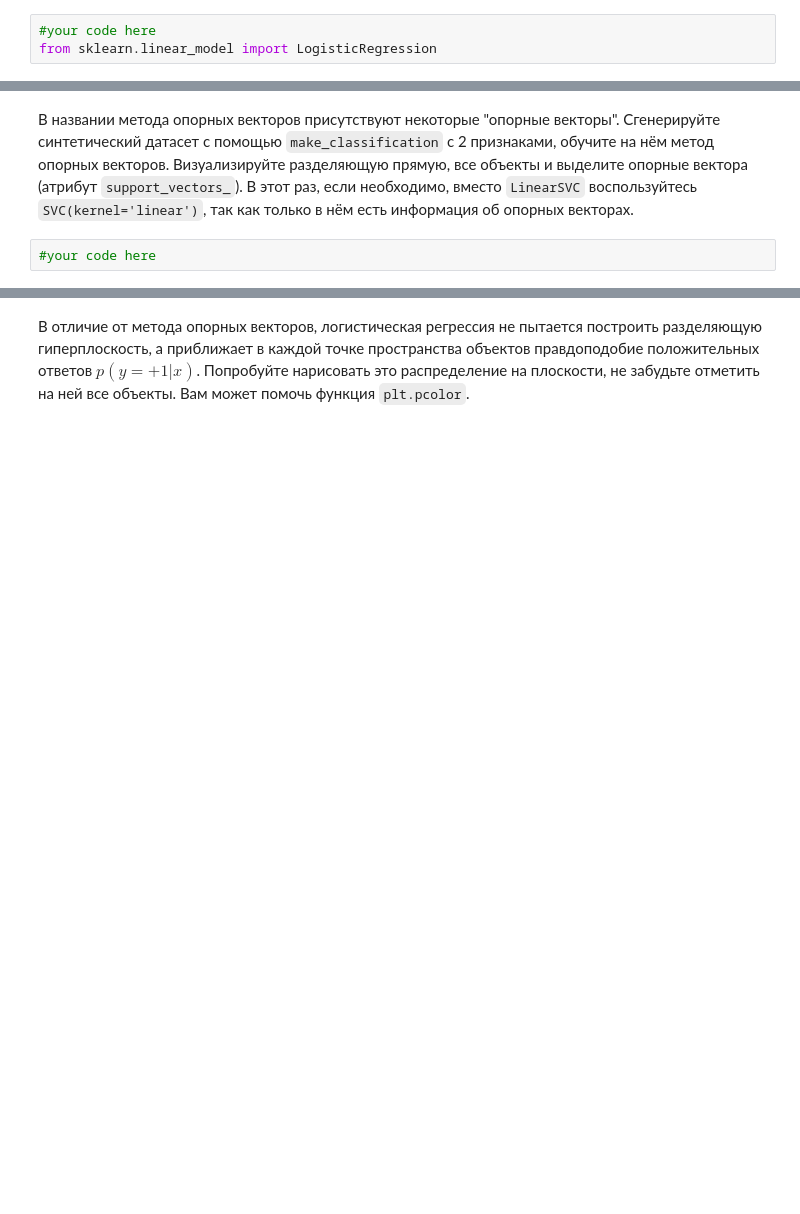
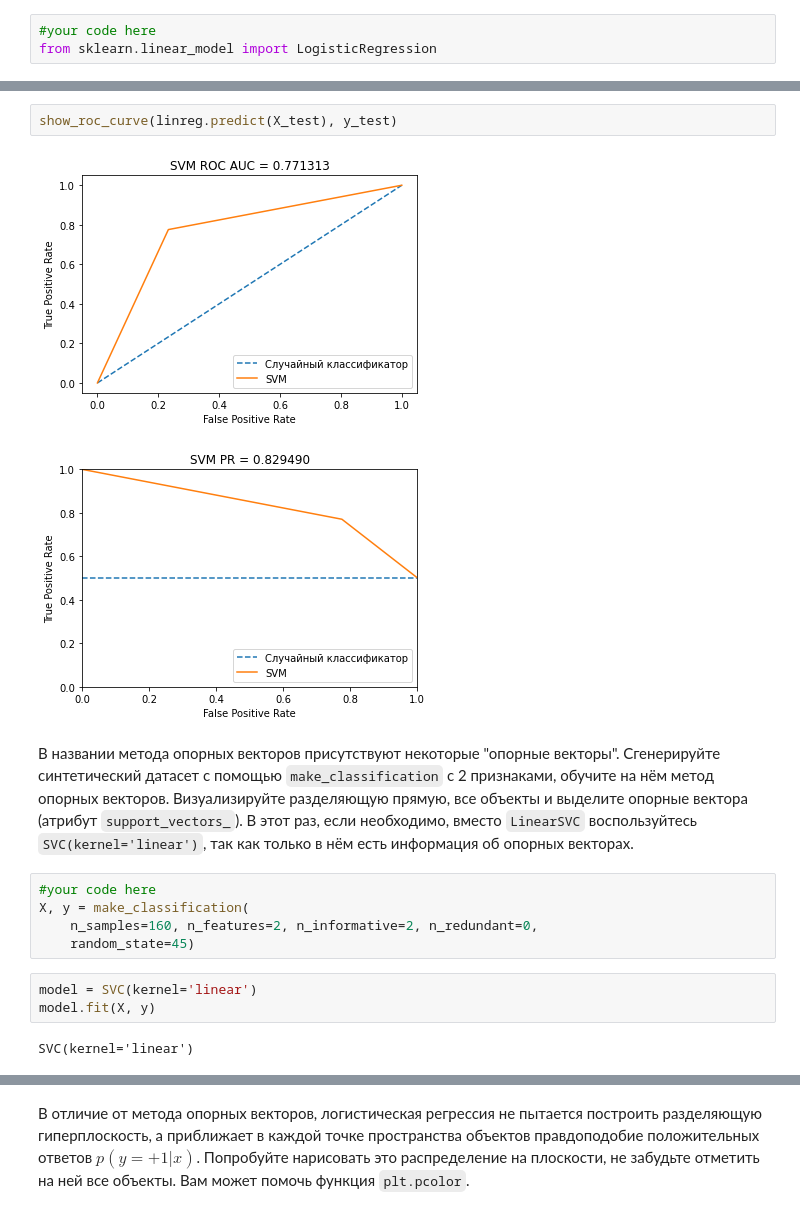
Before and after one commit to miche2020/ml-course-hse, a Jupyter notebook: 2020-fall/homeworks-practice/homework-practice-04-classification.ipynb, the cells around one changed output, grey strips where cells are left out. Cells and saved outputs as stored; diff of their text form; blank space fills up the shorter version.

```diff
--- a/2020-fall/homeworks-practice/homework-practice-04-classification.ipynb
+++ b/2020-fall/homeworks-practice/homework-practice-04-classification.ipynb
@@ -149,4 +180,17 @@ from sklearn.linear_model import LogisticRegression
+# %%
+show_roc_curve(linreg.predict(X_test), y_test)
+# %% [output]
+[figure, added]
+[figure, added]
 # %% [markdown]
 В названии метода опорных векторов присутствуют некоторые "опорные векторы". Сгенерируйте синтетический датасет с помощью `make_classification` с 2 признаками, обучите на нём метод опорных векторов. Визуализируйте разделяющую прямую, все объекты и выделите опорные вектора (атрибут `support_vectors_`). В этот раз, если необходимо, вместо `LinearSVC` воспользуйтесь `SVC(kernel='linear')`, так как только в нём есть информация об опорных векторах.
-# %%
-#your code here
+# %%
+#your code here
+X, y = make_classification(
+    n_samples=160, n_features=2, n_informative=2, n_redundant=0,
+    random_state=45)
+# %%
+model = SVC(kernel='linear')
+model.fit(X, y)
+# %% [output]
+SVC(kernel='linear')
```
Also changed, not shown: parts of 18 cells of this notebook.
